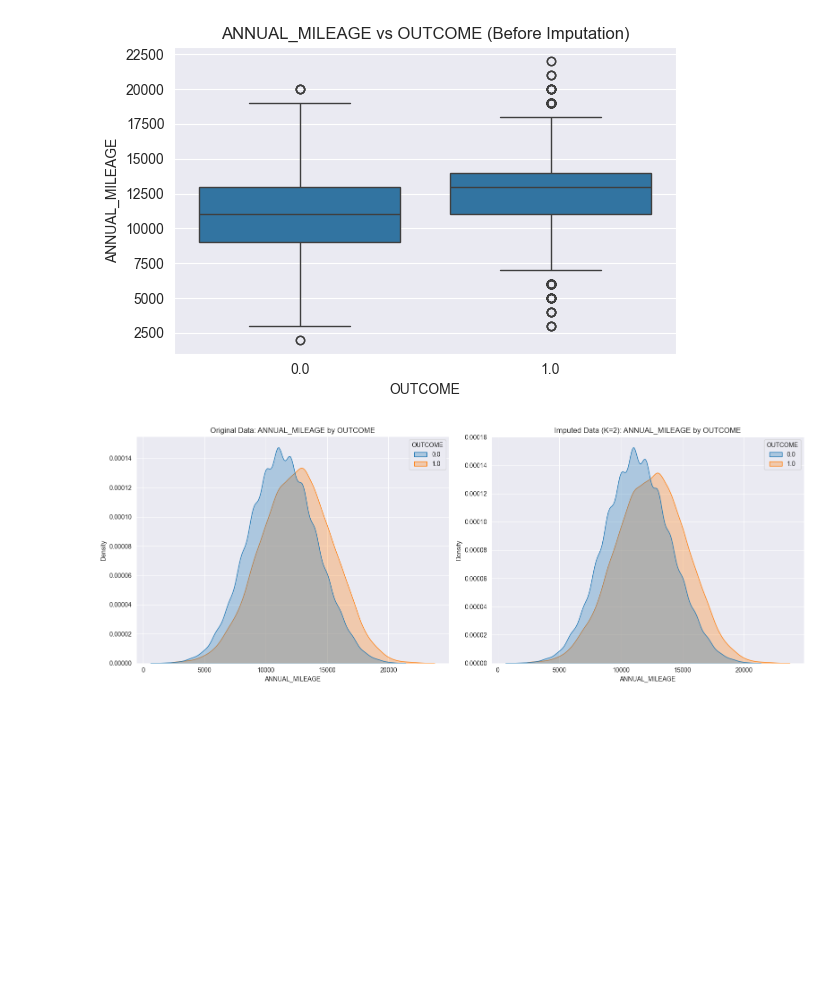
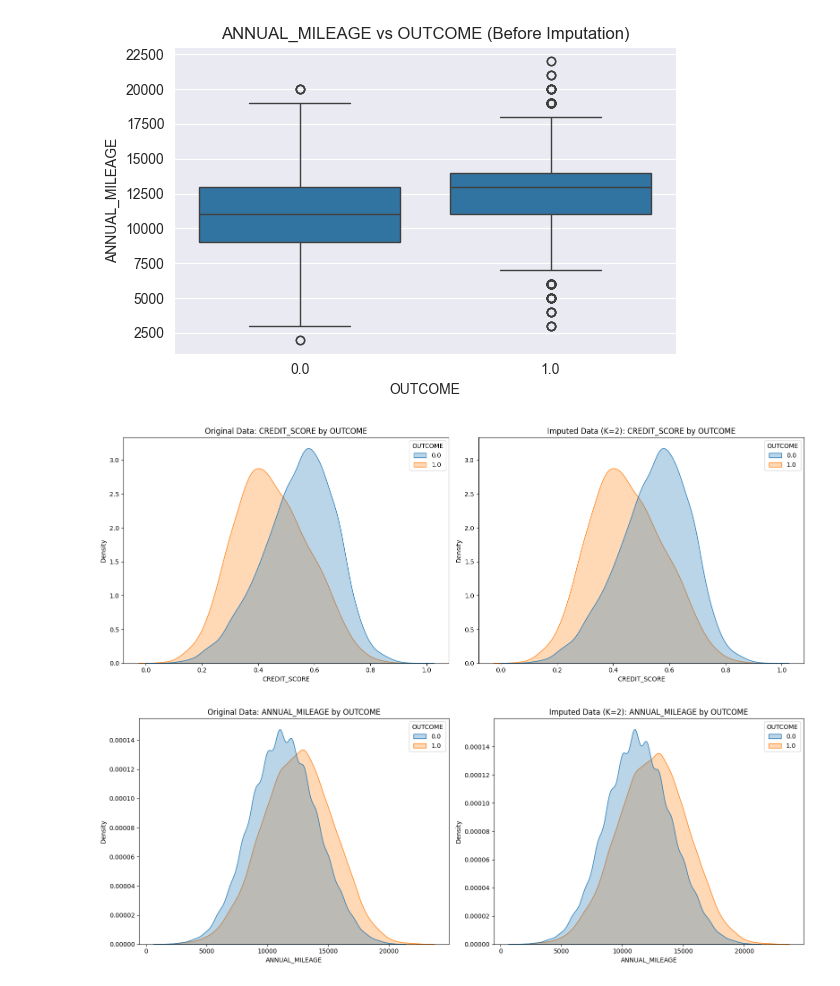
Before and after one commit to yoav-ayalon/course-ML-DM, a Jupyter notebook: Project/src/models.ipynb, the cells around one changed output. Drawn from its saved outputs; the diff is of its cells as text; code cells hidden in the pictures; blank space fills up the shorter version.

```diff
--- a/Project/src/models.ipynb
+++ b/Project/src/models.ipynb
@@ -4,6 +4,7 @@ import pandas as pd
 df = pd.read_csv('Car_Insurance_Claim.csv')
 # %%
 df = df[~(df['CREDIT_SCORE'].isna() & df['ANNUAL_MILEAGE'].isna())]
+df = df.drop(columns=['ID'])
 # %%
 import matplotlib.pyplot as plt
 import seaborn as sns
@@ -54,10 +55,55 @@ Spearman correlation (CREDIT_SCORE vs OUTCOME) (Before Imputation): -0.3274, p-v
 Spearman correlation (ANNUAL_MILEAGE vs OUTCOME) (Before Imputation): 0.1830, p-value=0.0000
 [figure]
 # %%
-#תמלאו פה את הקוד שלכם להשלמת credit score
+# credit score
 
+import numpy as np
+import pandas as pd
 
-df['CREDIT_SCORE'] = df['CREDIT_SCORE'].fillna(df['CREDIT_SCORE'].median())
+df_impute = df.copy()
+
+# Set a fixed random seed for reproducibility
+rng = np.random.default_rng(42)
+
+# Boolean mask for rows with missing CREDIT_SCORE
+mask_missing = df_impute['CREDIT_SCORE'].isna()
+
+# Compute mean and std of CREDIT_SCORE per income category
+income_stats = (
+    df_impute.loc[~mask_missing]
+             .groupby('INCOME')['CREDIT_SCORE']
+             .agg(['mean', 'std']))
+
+def sample_credit_score(row):
+    """
+    Sample a CREDIT_SCORE for a row with missing value,
+    based on the normal distribution of its income group.
+    """
+    income_category = row['INCOME']
+    mean_val = income_stats.loc[income_category, 'mean']
+    std_val  = income_stats.loc[income_category, 'std']
+
+    # If std is NaN or zero (e.g., only one observation in this group),
+    # fall back to using the mean only (no randomness).
+    if pd.isna(std_val) or std_val == 0:
+        return mean_val
+
+    # Draw a random value from a normal distribution N(mean, std)
+    return rng.normal(mean_val, std_val)
+
+# Create a filled version (copy) to keep "before" and "after" separate
+df_impute_filled = df_impute.copy()
+
+# Apply the imputation only on rows where CREDIT_SCORE is missing
+df_impute_filled.loc[mask_missing, 'CREDIT_SCORE'] = (
+    df_impute_filled.loc[mask_missing]
+                    .apply(sample_credit_score, axis=1)
+)
+
+# compare distributions before vs after
+compare_distributions_by_target(df, df_impute_filled, 'CREDIT_SCORE')
+# %% [output]
+[figure, added]
 # %%
 import pandas as pd
 from sklearn.impute import KNNImputer # השינוי העיקרי: ייבוא KNN
@@ -114,7 +160,7 @@ df['ANNUAL_MILEAGE'] = df_impute_filled['ANNUAL_MILEAGE']
 # עיגול לאלפים
 df['ANNUAL_MILEAGE'] = df['ANNUAL_MILEAGE'].round(-3)
 # %% [output]
-[figure, old version]
+[figure, new version]
 # %%
 
 # --- אחרי מילוי ---
```
Also changed, not shown: parts of 2 cells of this notebook, 1 other file.
